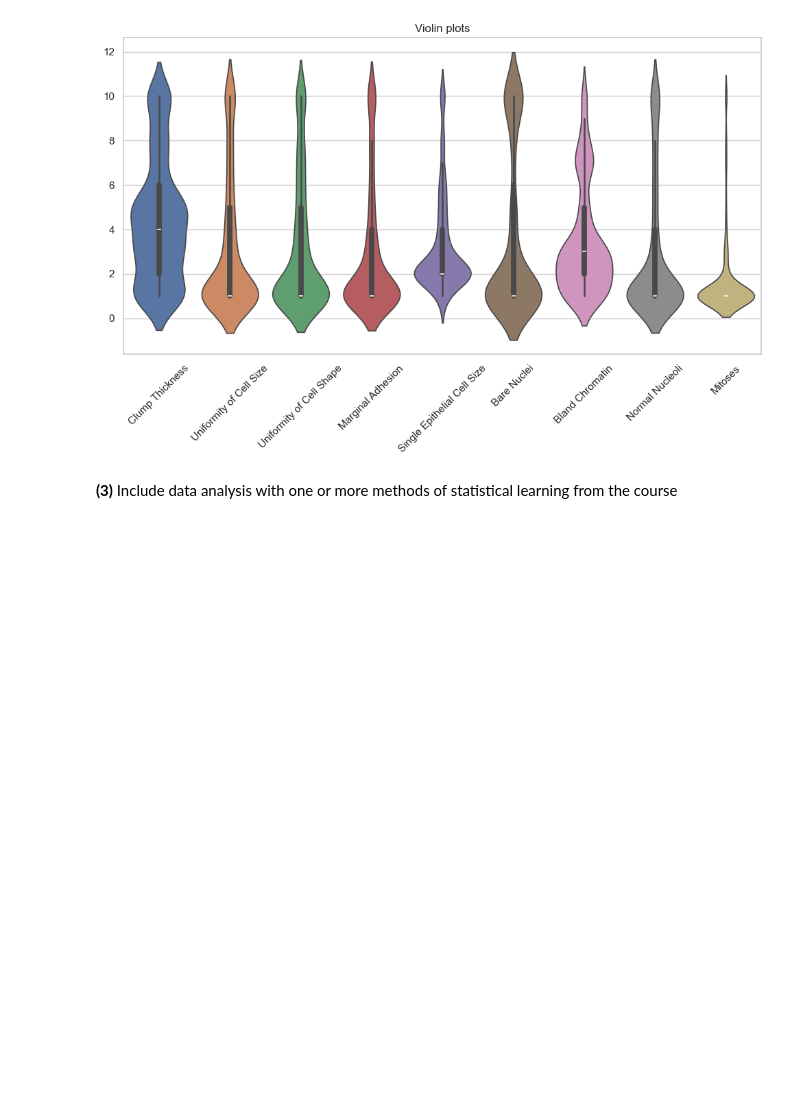
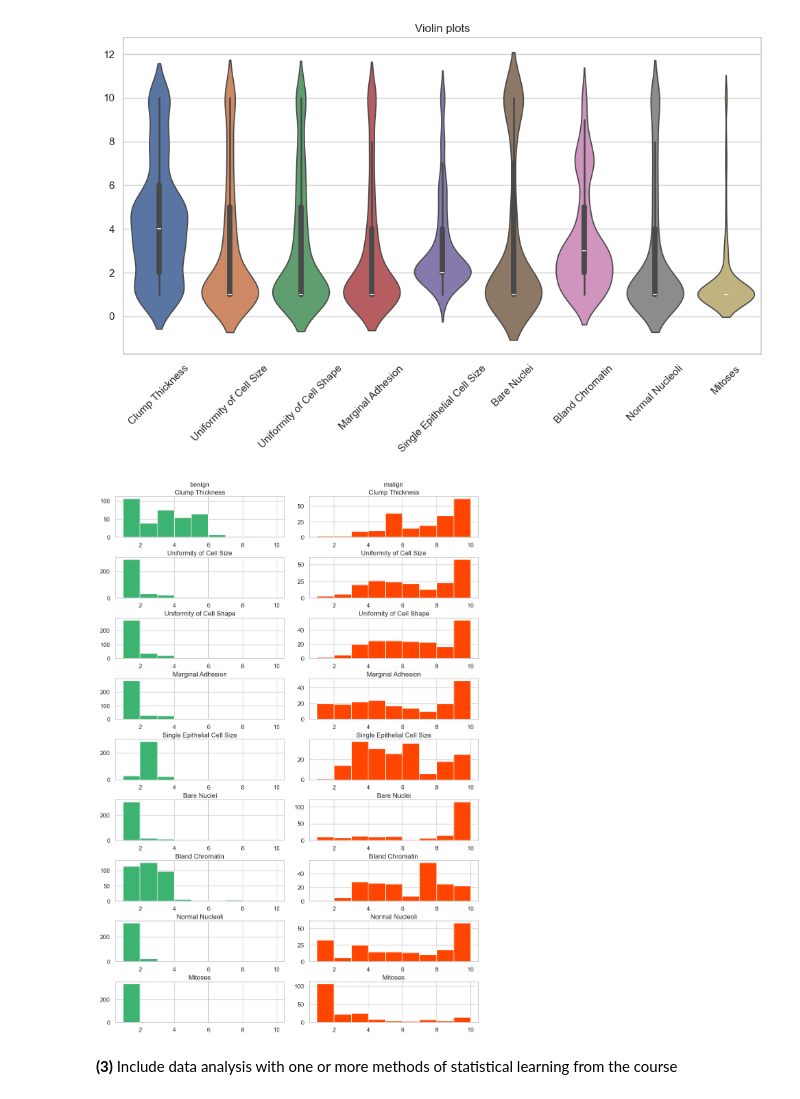
Before and after one commit to 18alle18/Reproducible-Challenge-Project, a Jupyter notebook: Project_Alexander_Love.ipynb, the cells around one changed output. Cells and saved outputs as stored; diff of their text form; code cells hidden in the pictures; blank space fills up the shorter version.

Commit message:
Used training data
Changed from using input_df to only the training data for plots

```diff
--- a/Project_Alexander_Love.ipynb
+++ b/Project_Alexander_Love.ipynb
@@ -107,25 +93,27 @@ Text(0.5, 1.0, 'Violin plots')
 # %%
 # Plot histograms for all independent variables
 
 possible_classes = class_dict.values()
 
 class_colors = ["mediumseagreen", "orangered"]
 
 figure, axes = plt.subplots(9, 2)
 figure.set_size_inches(10, 14)
 figure.tight_layout()
 bins = range(1, 11)
 for class_index, tumor_class in enumerate(possible_classes):
     axis = axes[0, class_index]
     axis.set_title(tumor_class)
 for variable_index, variable in enumerate(independent_variables):
     for class_index, tumor_class in enumerate(possible_classes):
         color = class_colors[class_index]
         axis = axes[variable_index][class_index]
-        datapoints = input_df.query(f"Class == \"{tumor_class}\"")[variable]
+        datapoints = training_df.query(f"Class == \"{tumor_class}\"")[variable]
         axis.hist(datapoints, color=color, bins=bins)
         axis.set_xlabel(variable)
         axis.xaxis.set_label_position('top')
+# %% [output]
+[figure, added]
 # %% [markdown]
 __(3)__ Include data analysis with one or more methods of statistical learning from the course
 # %% [markdown]
```
Also changed, not shown: parts of 2 cells of this notebook.
